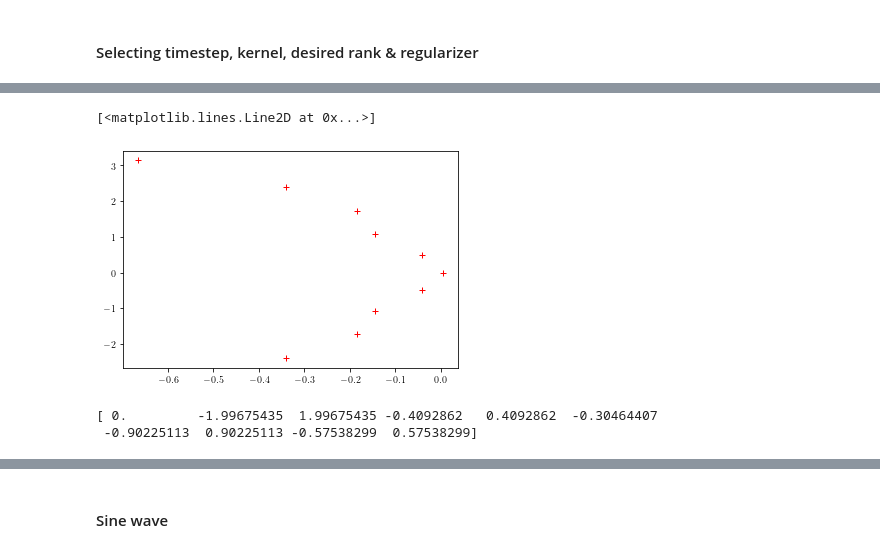
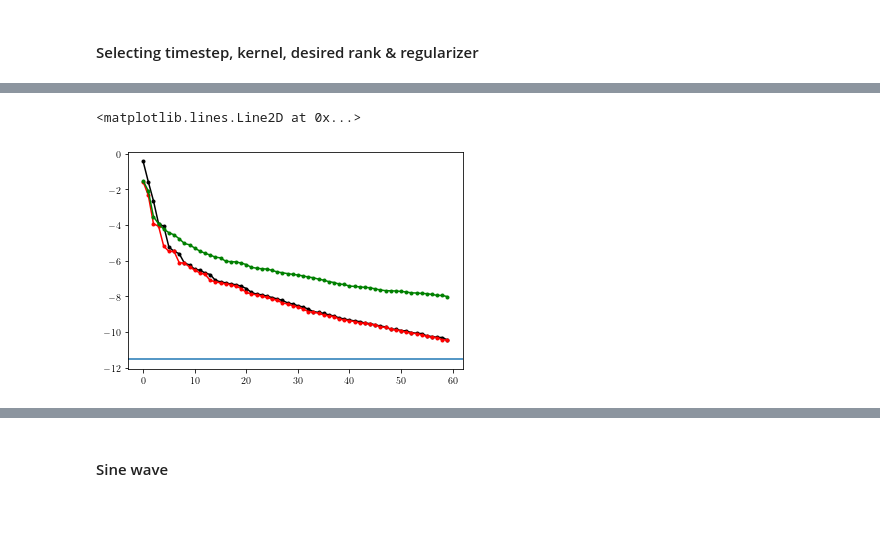
Before and after one commit to Machine-Learning-Dynamical-Systems/kooplearn, a Jupyter notebook: examples/Beijing_air_quality/analysis.ipynb, the cells around one changed output, grey strips where cells are left out. Drawn from its saved outputs; the diff is of its cells as text; code cells hidden in the pictures; blank space fills up the shorter version.

```diff
--- a/examples/Beijing_air_quality/analysis.ipynb
+++ b/examples/Beijing_air_quality/analysis.ipynb
@@ -50,7 +65,7 @@ df.shape
 # %% [markdown]
 #### Selecting timestep, kernel, desired rank & regularizer
 # %%
-def subsample_data(df, n_timesteps, full_data=True, shift = None):
+def subsample_data(df, n_timesteps, full_data=True, shift = 0):
     """Subsample the dataframe every timestep
 
     Args:
@@ -60,18 +75,30 @@ def subsample_data(df, n_timesteps, full_data=True, shift = None):
     """
     nan_mask = np.isnan(df).any(axis=1)
     dataset_indexes = []
-    if shift is None:
-        shift = 0
+
     if full_data:
         for idx, val in enumerate(nan_mask[:-n_timesteps -shift]):
             if val == False:
                 if nan_mask[idx + n_timesteps] == False:
                     dataset_indexes.append((idx, idx+ n_timesteps))
     else:
-        for idx, val in enumerate(nan_mask[::(n_timesteps + shift)][:-1]):
-            if val == False:
-                if nan_mask[::n_timesteps][idx + 1] == False:
+
+        for idx in range(int(df.shape[0]/n_timesteps)):
+            try:
+                _in = nan_mask[idx*n_timesteps] == False
+                _out = nan_mask[(idx + 1)*n_timesteps] == False
+                cond = _in and _out
+
+                if shift > 0:
+                    _in_shift = nan_mask[idx*n_timesteps + shift] == False
+                    _out_shift = nan_mask[(idx + 1)*n_timesteps + shift] == False
+                    cond_shift = _in_shift and _out_shift
+                else:
+                    cond_shift = True
+                if cond and cond_shift:
                     dataset_indexes.append((idx*n_timesteps, (idx+1)*n_timesteps))
+            except:
+                pass
 
     dataset_indexes = np.array(dataset_indexes)
     if shift == 0:
@@ -82,13 +109,14 @@ def subsample_data(df, n_timesteps, full_data=True, shift = None):
         evolved_inputs = np.hstack([df[dataset_indexes[:,1] + i*shift] for i in range(2)])
     return inputs, evolved_inputs
 # %%
-n_timesteps = 24*30 #In hours
+n_timesteps = 1 #In hours
 rank = 10
-regularizer = 1e-7
+regularizer = 1e-5
 l = np.float32(np.sqrt(df.shape[1]))
-X, Y = subsample_data(df, n_timesteps, full_data=False, shift=24*30)
+X, Y = subsample_data(df, n_timesteps, full_data=False, shift=6)
 nu = 1.5
-kernel = Matern(nu = nu, length_scale=l)
+kernel = RBF(length_scale=l)
+num_samples = 2000
 # %%
-evals, evecs = reduced_rank_regression(X, Y, kernel, rank, regularizer=regularizer)
+K = KoopmanRegression(X[:num_samples], Y[:num_samples], kernel, rank, regularizer, center_kernel=True, backend='cpu')
 # %% [output]
@@ -105,10 +124,13 @@ plot_eigs(evals)
-# %%
-plt.plot(np.real(np.log(evals)), np.imag(np.log(evals)), 'r+')
-# %% [output]
-[<matplotlib.lines.Line2D at 0x...>]
-[figure, removed]
-# %%
-print(np.imag(implied_timescale(evals, n_timesteps, 1))/(24*30))
-# %% [output]
-[ 0.         -1.99675435  1.99675435 -0.4092862   0.4092862  -0.30464407
- -0.90225113  0.90225113 -0.57538299  0.57538299]
+# %%
+dim = K.X.shape[0]
+padding = 50
+e_X = (np.linalg.eigvalsh(K.K_X)*(dim**-1))[::-1][:rank + padding]
+e_Y = (np.linalg.eigvalsh(K.K_Y)*(dim**-1))[::-1][:rank + padding]
+e_YX = (np.linalg.eigvalsh(K.K_YX)*(dim**-1))[::-1][:rank + padding]
+plt.plot(np.log(e_X), 'k.-')
+plt.plot(np.log(e_Y), 'r.-')
+plt.plot(np.log(e_YX), 'g.-')
+plt.axhline(y=np.log(regularizer))
+# %% [output]
+<matplotlib.lines.Line2D at 0x...>
+[figure, added]
```
Also changed, not shown: parts of 15 cells of this notebook, 3 other files.
